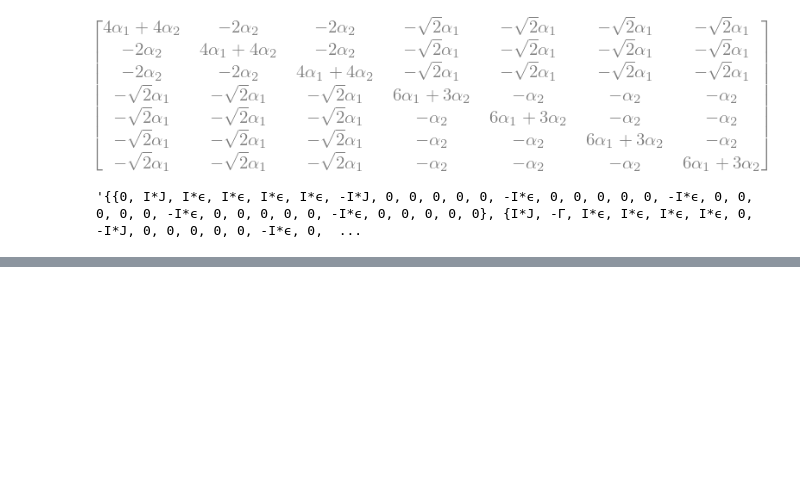
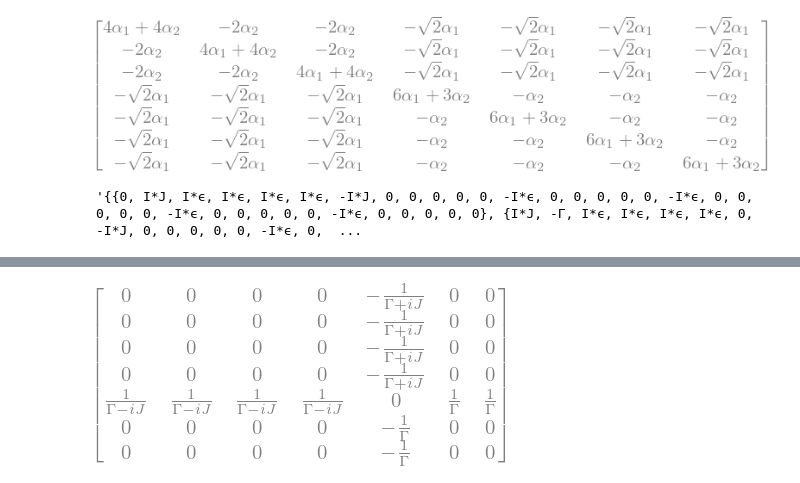
Before and after one commit to kiwipretzel/nserc-2026, a Jupyter notebook: [3.4] [n-site (degenerate), single-body, general epsilon's, local dephasing]/[3.4.4] [many dimer] [july 30]/eigenvalues.ipynb, the cells around one changed output, grey strips where cells are left out. Saved outputs shown, nothing was run; the diff lists cells and outputs as text; code cells hidden in the pictures; blank space fills up the shorter version.

```diff
--- a/[3.4] [n-site (degenerate), single-body, general epsilon's, local dephasing]/[3.4.4] [many dimer] [july 30]/eigenvalues.ipynb
+++ b/[3.4] [n-site (degenerate), single-body, general epsilon's, local dephasing]/[3.4.4] [many dimer] [july 30]/eigenvalues.ipynb
@@ -204,0 +217,4 @@ Leff_red = sp.Matrix(len(nullspace), len(nullspace), lambda i,j: (nullspace[i].t
+# %%
+((L0inv*L1*nullspace[2]).reshape(N,N)/(-1*sp.I*epsilon)).applyfunc(lambda i : i.simplify(deep=True))
+# %% [output]
+[figure, added]
```
Also changed, not shown: parts of 7 cells of this notebook, 1 other file.
